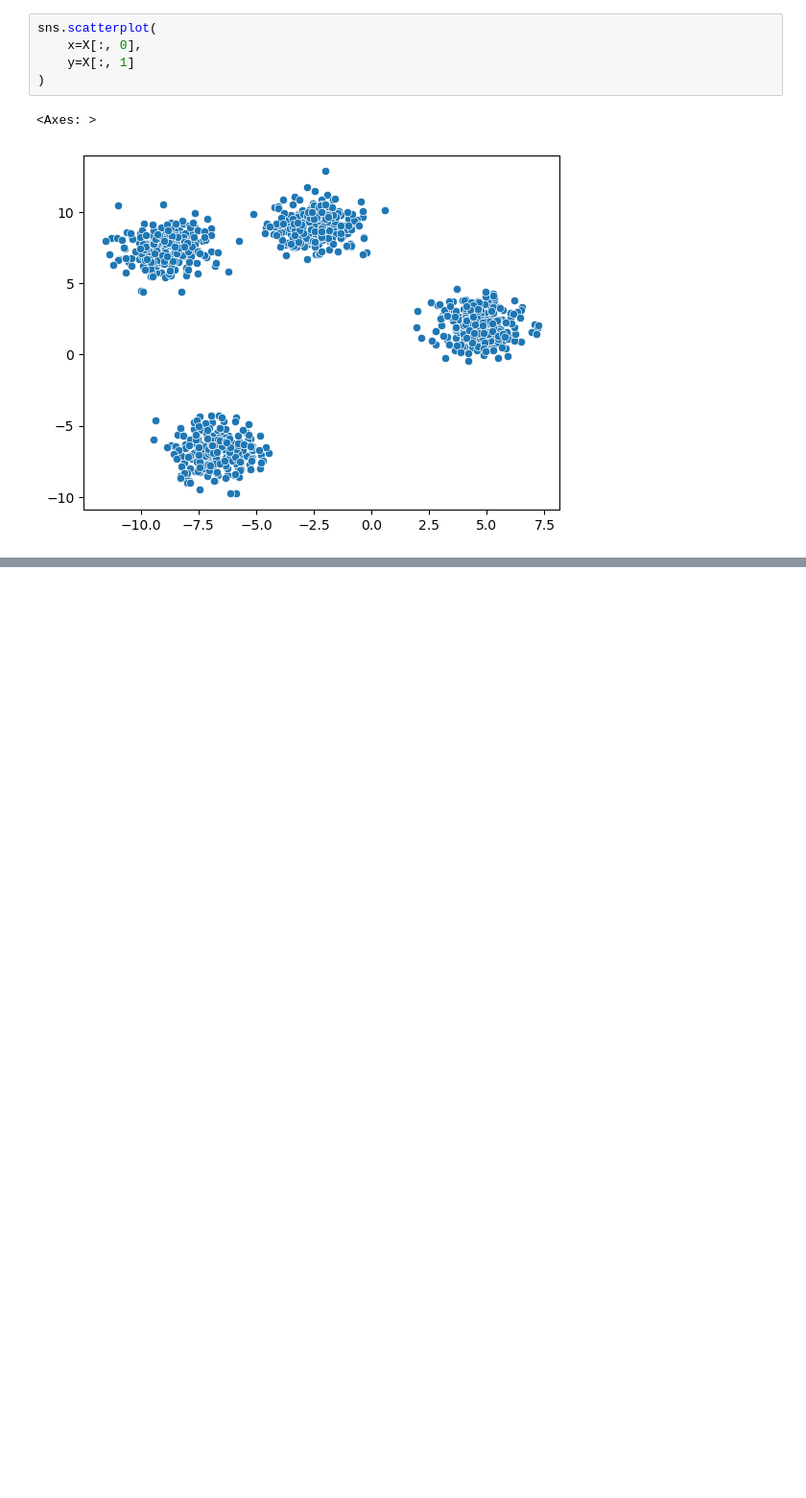
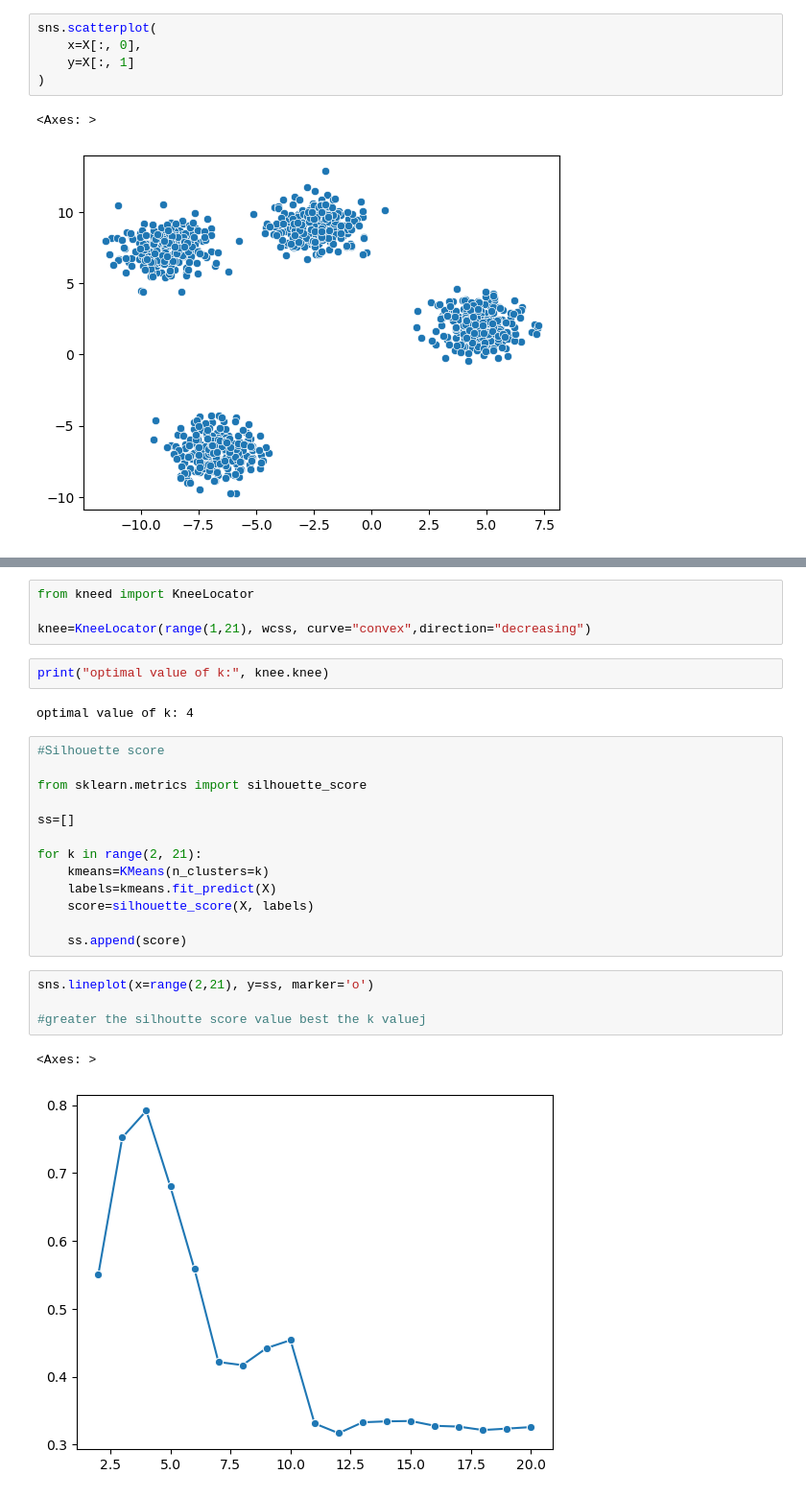
Before and after one commit to SimranGrak/python-for-ai-ml, a Jupyter notebook: Unsupervised ML/Clustering/Kmeans.ipynb, the cells around one changed output, grey strips where cells are left out. Shown at 96% size. Cells and saved outputs as stored; diff of their text form; blank space fills up the shorter version.

```diff
--- a/Unsupervised ML/Clustering/Kmeans.ipynb
+++ b/Unsupervised ML/Clustering/Kmeans.ipynb
@@ -18,0 +65,28 @@ sns.scatterplot(
+# %%
+from kneed import KneeLocator
+
+knee=KneeLocator(range(1,21), wcss, curve="convex",direction="decreasing")
+# %%
+print("optimal value of k:", knee.knee)
+# %% [output]
+optimal value of k: 4
+# %%
+#Silhouette score
+
+from sklearn.metrics import silhouette_score
+
+ss=[]
+
+for k in range(2, 21):
+    kmeans=KMeans(n_clusters=k)
+    labels=kmeans.fit_predict(X)
+    score=silhouette_score(X, labels)
+
+    ss.append(score)
+# %%
+sns.lineplot(x=range(2,21), y=ss, marker='o')
+
+#greater the silhoutte score value best the k valuej
+# %% [output]
+<Axes: >
+[figure, added]
```
Also changed, not shown: parts of 8 cells of this notebook, 3 other files.
